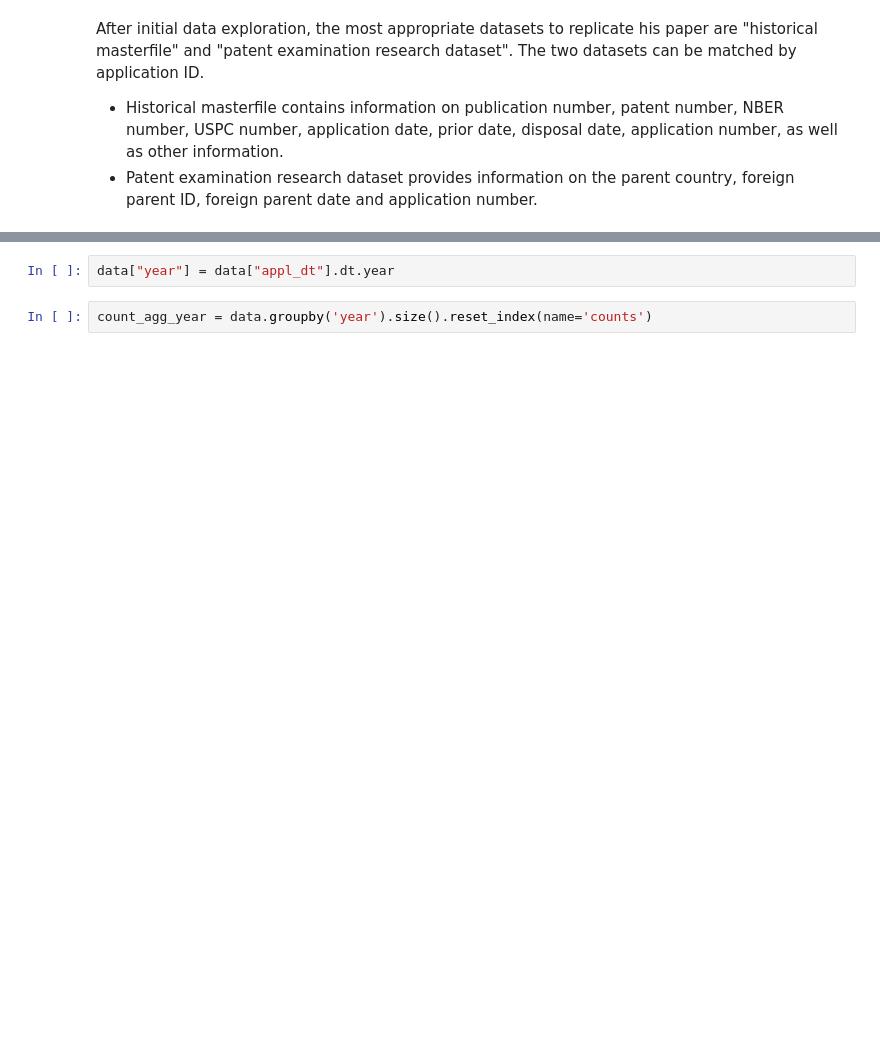
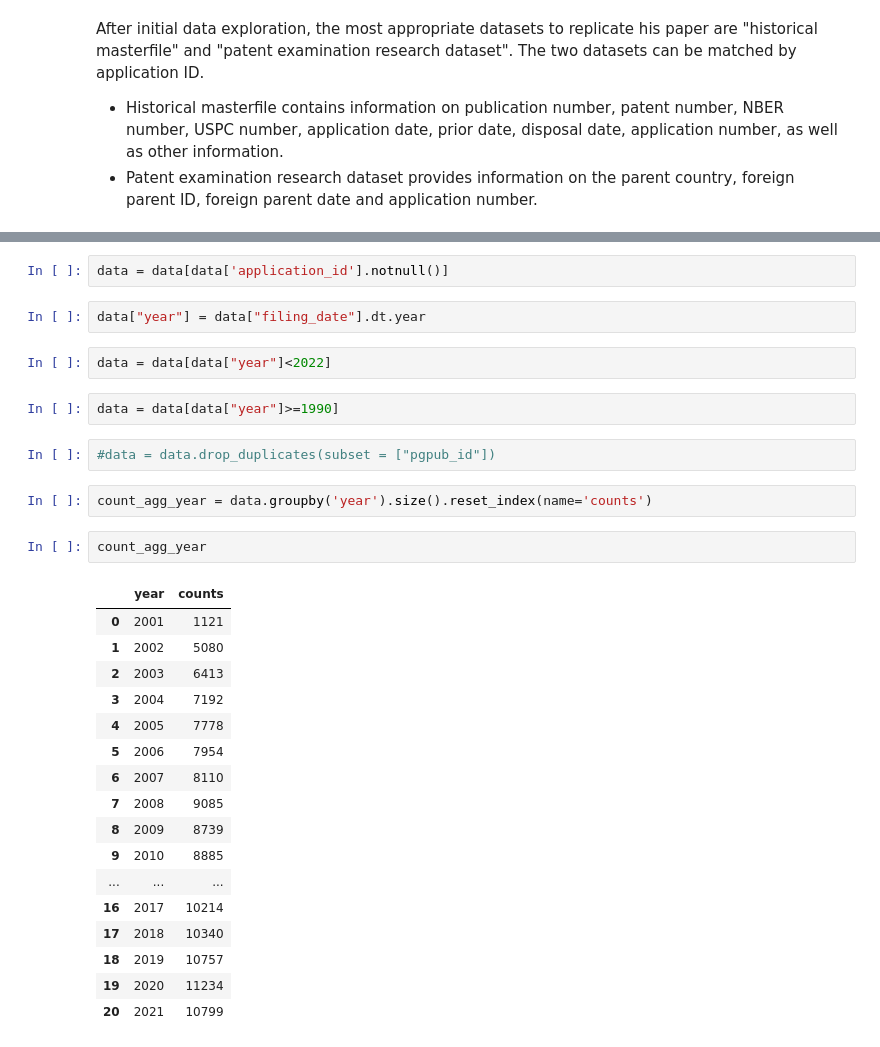
Before and after one commit to yueyun-zhang/InnovationEconomics-Exploration, a Jupyter notebook: USPTO_Data/20240828-DataExploration.ipynb, the cells around one changed output, grey strips where cells are left out. Cells and saved outputs as stored; diff of their text form; blank space fills up the shorter version.

```diff
--- a/USPTO_Data/20240828-DataExploration.ipynb
+++ b/USPTO_Data/20240828-DataExploration.ipynb
@@ -79,7 +53,35 @@ data
+# %%
+data = data[data['application_id'].notnull()]
 # %%
-data["year"] = data["appl_dt"].dt.year
+data["year"] = data["filing_date"].dt.year
+# %%
+data = data[data["year"]<2022]
+# %%
+data = data[data["year"]>=1990]
+# %%
+#data = data.drop_duplicates(subset = ["pgpub_id"])
 # %%
 count_agg_year = data.groupby('year').size().reset_index(name='counts')
+# %%
+count_agg_year
+# %% [output]
+|  | year | counts |
+| 0 | 2001 | 1121 |
+| 1 | 2002 | 5080 |
+| 2 | 2003 | 6413 |
+| 3 | 2004 | 7192 |
+| 4 | 2005 | 7778 |
+| 5 | 2006 | 7954 |
+| 6 | 2007 | 8110 |
+| 7 | 2008 | 9085 |
+| 8 | 2009 | 8739 |
+| 9 | 2010 | 8885 |
+| ... | ... | ... |
+| 16 | 2017 | 10214 |
+| 17 | 2018 | 10340 |
+| 18 | 2019 | 10757 |
+| 19 | 2020 | 11234 |
+| 20 | 2021 | 10799 |
 # %%
 count_agg_year.plot(x="year")
 # %% [output]
```
Also changed, not shown: parts of 25 cells of this notebook.
